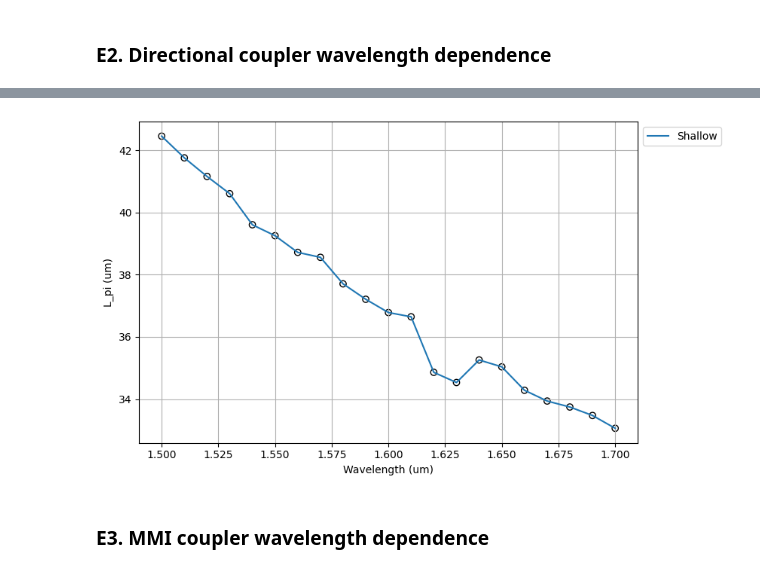
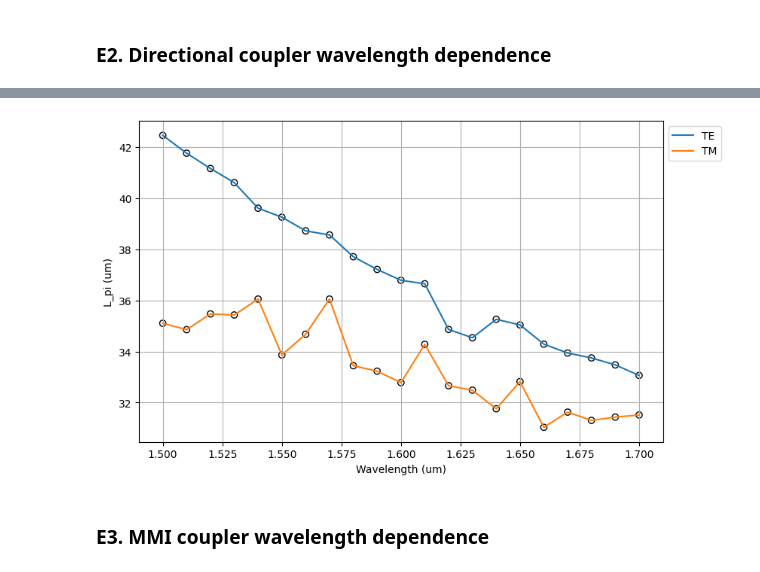
Before and after one commit to ltorjua/cifoin-lab2, a Jupyter notebook: COUPLERS_Student.ipynb, the cells around one changed output, grey strips where cells are left out. Drawn from its saved outputs; the diff is of its cells as text; code cells hidden in the pictures.

```diff
--- a/COUPLERS_Student.ipynb
+++ b/COUPLERS_Student.ipynb
@@ -1047,6 +1061,7 @@ gap = 2.4 um -> L_pi = 1265.23 um
 
 wavelength = np.arange(1.5, 1.7 + 0.01, 0.01)
 L_pi_TE = []
+L_pi_TM = []
 
 for wl in wavelength:
 
@@ -1067,15 +1082,25 @@ for wl in wavelength:
 
     deep_neff = deep_dcoupler_cs.n_eff
 
-    L_pi = 0.5 * wl / (deep_neff[0].real - deep_neff[1].real)
+    # TE
+    L_pi_TE_val = 0.5 * wl / (deep_neff[0].real - deep_neff[1].real)
+    L_pi_TE.append(L_pi_TE_val)
 
-    L_pi_TE.append(L_pi)
+    # TM
+    L_pi_TM_val = 0.5 * wl / (deep_neff[2].real - deep_neff[3].real)
+    L_pi_TM.append(L_pi_TM_val)
 
 
 # --- Plot ---
 plt.figure(figsize=(10, 5))
+# TE
 plt.scatter(wavelength, L_pi_TE, edgecolors='k', facecolors='none', label='_nolegend_')
-plt.plot(wavelength, L_pi_TE, label='Deep')
+plt.plot(wavelength, L_pi_TE, label='TE')
+
+# TM
+plt.scatter(wavelength, L_pi_TM, edgecolors='k', facecolors='none', label='_nolegend_')
+plt.plot(wavelength, L_pi_TM, label='TM')
+
 plt.xlabel("Wavelength (um)")
 plt.ylabel("L_pi (um)")
 plt.grid()
@@ -1104,10 +1129,11 @@ plt.show()
 # %%
 #GUIA SHALLOW
 
-# --- E2: Directional coupler wavelength dependence (SHALLOW)) ---
+# --- E2: Directional coupler wavelength dependence (SHALLOW) ---
 
 wavelength = np.arange(1.5, 1.7 + 0.01, 0.01)
 L_pi_TE = []
+L_pi_TM = []
 
 for wl in wavelength:
 
@@ -1119,7 +1145,7 @@ for wl in wavelength:
         core_material='sin',
         clad_material='sio2',
         core_thickness=300 * nm,
-        num_modes=4,
+        num_modes=8,
         cache_path='.cache/',
         precision='double',
         max_grid_scaling=1.5,
@@ -1127,16 +1153,40 @@ for wl in wavelength:
     )
 
     shallow_neff = shallow_dcoupler_cs.n_eff
+    te_fraction = shallow_dcoupler_cs.fraction_te
 
-    L_pi = 0.5 * wl / (shallow_neff[0].real - shallow_neff[1].real)
+    # TE
+    te_indices = np.where(te_fraction > 0.5)[0]
+    if len(te_indices) >= 2:
+        n_even = shallow_neff[te_indices[0]].real
+        n_odd = shallow_neff[te_indices[1]].real
+        L_pi_TE_val = 0.5 * wl / (n_even - n_odd)
+        L_pi_TE.append(L_pi_TE_val)
+    else:
+        L_pi_TE.append(np.nan)
 
-    L_pi_TE.append(L_pi)
+    # TM
+    tm_indices = np.where(te_fraction < 0.5)[0]
+    if len(tm_indices) >= 2:
+        n_even_tm = shallow_neff[tm_indices[0]].real
+        n_odd_tm = shallow_neff[tm_indices[1]].real
+        L_pi_TM_val = 0.5 * wl / (n_even_tm - n_odd_tm)
+        L_pi_TM.append(L_pi_TM_val)
+    else:
+        L_pi_TM.append(np.nan)
 
 
 # --- Plot ---
 plt.figure(figsize=(10, 5))
+
+# TE
 plt.scatter(wavelength, L_pi_TE, edgecolors='k', facecolors='none', label='_nolegend_')
-plt.plot(wavelength, L_pi_TE, label='Shallow')
+plt.plot(wavelength, L_pi_TE, label='TE')
+
+# TM
+plt.scatter(wavelength, L_pi_TM, edgecolors='k', facecolors='none', label='_nolegend_')
+plt.plot(wavelength, L_pi_TM, label='TM')
+
 plt.xlabel("Wavelength (um)")
 plt.ylabel("L_pi (um)")
 plt.grid()
@@ -1164,4 +1214,4 @@ plt.show()
-[figure, old version]
+[figure, new version]
 # %% [markdown]
 ### E3. MMI coupler wavelength dependence
 # %%
```
Also changed, not shown: parts of 8 cells of this notebook, 1 other file.
